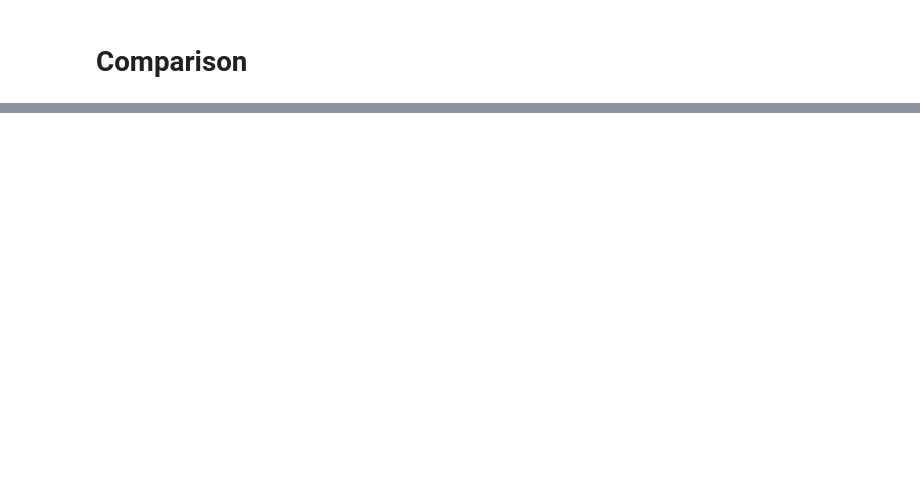
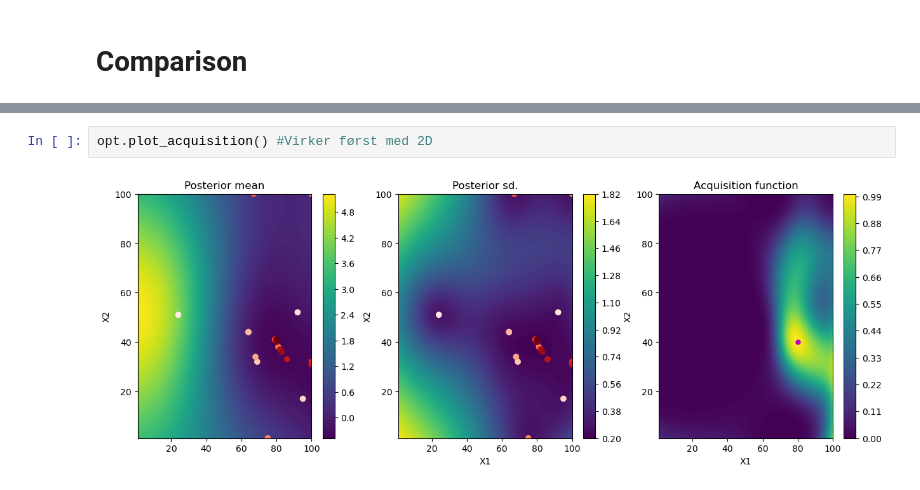
Before and after one commit to VeryThankYou/BayesianOptimization, a Jupyter notebook: Notebook_format.ipynb, the cells around one changed output, grey strips where cells are left out. Cells and saved outputs as stored; diff of their text form; blank space fills up the shorter version.

```diff
--- a/Notebook_format.ipynb
+++ b/Notebook_format.ipynb
@@ -247 +247,5 @@ plt.show()
+# %%
+opt.plot_acquisition() #Virker først med 2D
+# %% [output]
+[figure, added]
 # %%
```
Also changed, not shown: parts of 6 cells of this notebook.
